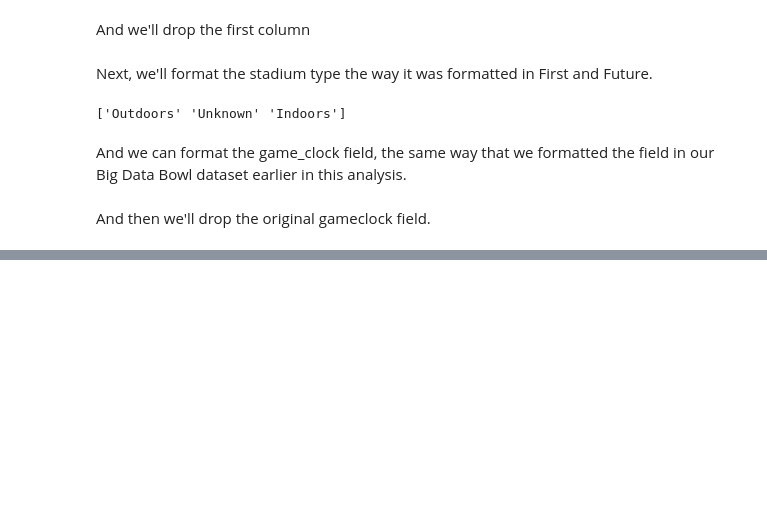
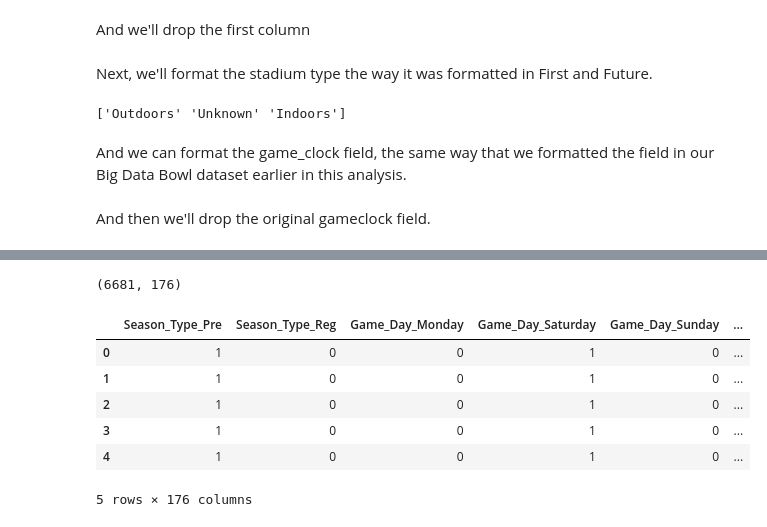
Before and after one commit to LeeMcFarling/AFL_Project_backup, a Jupyter notebook: Modeling/Weekly Assignments/Week_1.ipynb, the cells around one changed output, grey strips where cells are left out. Drawn from its saved outputs; the diff is of its cells as text; code cells hidden in the pictures; blank space fills up the shorter version.

```diff
--- a/Modeling/Weekly Assignments/Week_1.ipynb
+++ b/Modeling/Weekly Assignments/Week_1.ipynb
@@ -1003,0 +1158,15 @@ Format the Game_Date field as just a date, and not datet
+# %%
+PDA_Numeric = numerify(PDA_All_Plays)
+PDA_Model_Ready = pd.concat([PDA_Dummies, PDA_Numeric], axis=1)
+
+print(PDA_Model_Ready.shape)
+PDA_Model_Ready.head(5)
+# %% [output]
+(6681, 176)
+|  | Season_Type_Pre | Season_Type_Reg | Game_Day_Monday | Game_Day_Saturday | Game_Day_Sunday | ... |
+| 0 | 1 | 0 | 0 | 1 | 0 | ... |
+| 1 | 1 | 0 | 0 | 1 | 0 | ... |
+| 2 | 1 | 0 | 0 | 1 | 0 | ... |
+| 3 | 1 | 0 | 0 | 1 | 0 | ... |
+| 4 | 1 | 0 | 0 | 1 | 0 | ... |
+5 rows × 176 columns
```
Also changed, not shown: parts of 41 cells of this notebook, 2 other files.
